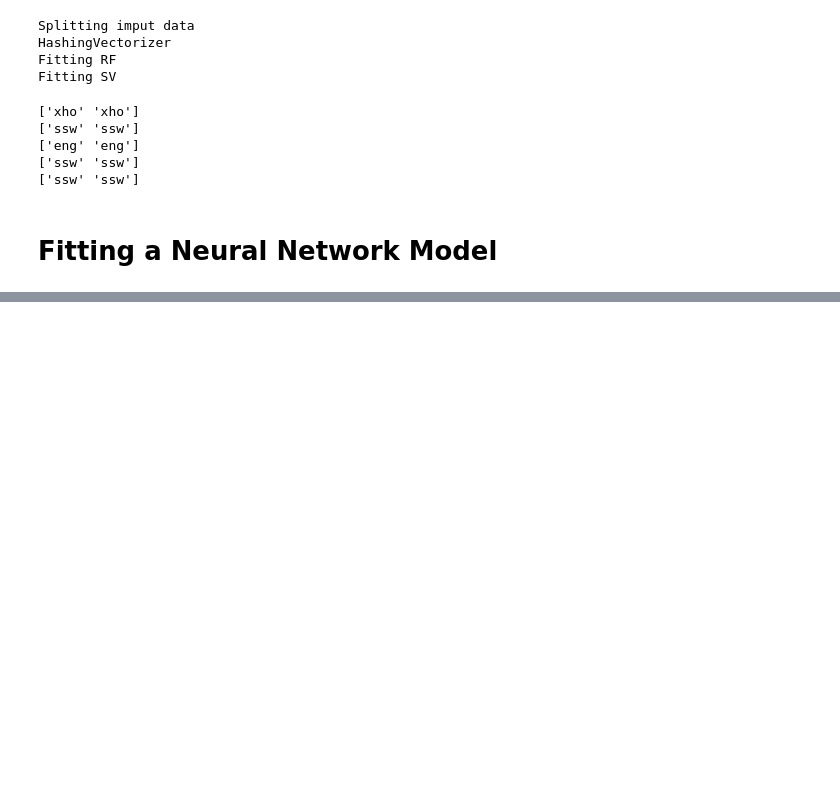
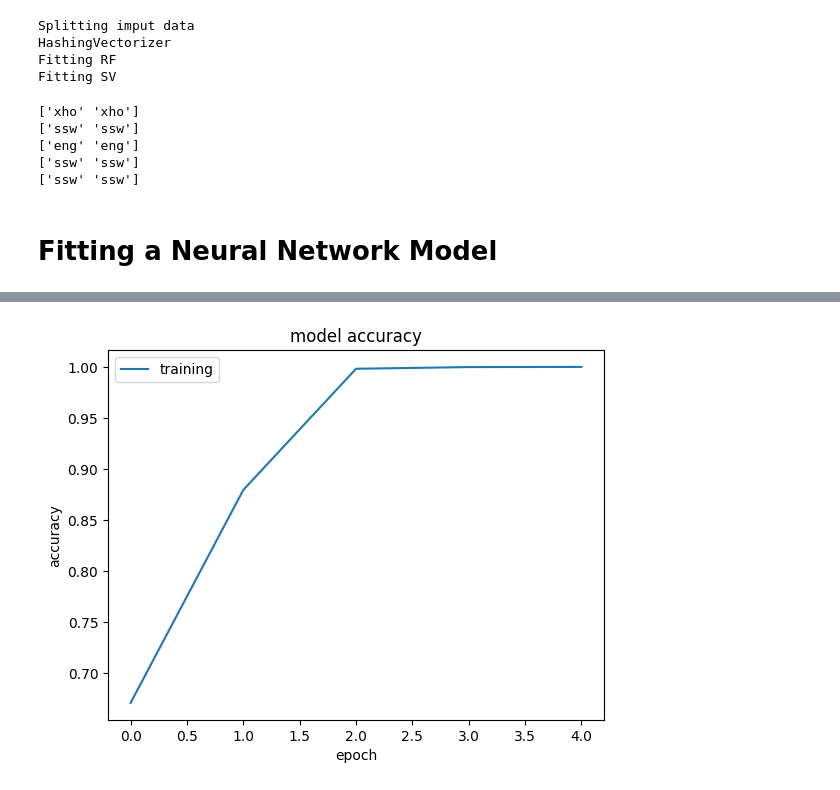
Before and after one commit to thabotladi/explore-heckathon, a Jupyter notebook: SA_Language_ID_2023.ipynb, the cells around one changed output, grey strips where cells are left out. Saved outputs shown, nothing was run; the diff lists cells and outputs as text; code cells hidden in the pictures; blank space fills up the shorter version.

```diff
--- a/SA_Language_ID_2023.ipynb
+++ b/SA_Language_ID_2023.ipynb
@@ -69,0 +83,8 @@ From above, we can observe that the data is balanced. Thus potentially will gene
+# %%
+#revome punctuation
+train_df["text"] = train_df['text'].str.replace('[^\w\s]','')
+test_df["text"] = test_df['text'].str.replace('[^\w\s]','')
+
+#convert all words to lower
+test_df["text"] = test_df['text'].str.lower()
+test_df["text"] = test_df['text'].str.lower()
@@ -222,10 +246,5 @@ HashingVectorizer
 # %%
 # we still use our bag-of words from the count vectoriser above
-Y_train = train_data['lang_id']
-Y_test = test_data['lang_id']
-
-from sklearn.preprocessing import LabelEncoder
-
 le = LabelEncoder()
 
 Y_train = le.fit_transform(Y_train)
@@ -244,7 +259,7 @@ from tensorflow.keras.utils import to_categorical
 #setting up the model
 
 model = Sequential([
-    Dense(64, activation='relu', input_shape=(X_train.shape[1],)),
+    Dense(64, activation='relu', input_shape=(1048576,)),
     Dense(64, activation='relu'),
     Dense(11, activation='softmax')
 ])
@@ -257,19 +272,5 @@ model.compile(
 )
 # %%
 # Training the model
-history = model.fit(train_matrix, train_data['lang_id'], batch_size=32, epochs=2, verbose=True)
-
-# Evaluating the model
-loss, accuracy  = model.evaluate(x_test, y_test, verbose=False)
-
-plt.plot(history.history['accuracy'])
-plt.plot(history.history['val_accuracy'])
-plt.title('model accuracy')
-plt.ylabel('accuracy')
-plt.xlabel('epoch')
-plt.legend(['training', 'validation'], loc='best')
-plt.show()
-
-print(f'Test loss: {loss:.3}')
-print(f'Test accuracy: {accuracy:.3}')
+history = model.fit(X_train,Y_train, batch_size=1000, epochs=5, verbose=True)
 # %% [output]
@@ -278,0 +287,16 @@ ValueError: ignored
+# %%
+# Evaluating the model
+loss, accuracy  = model.evaluate(X_test,Y_test, verbose=False)
+
+plt.plot(history.history['accuracy'])
+#plt.plot(history.history['eval_accuracy'])
+plt.title('model accuracy')
+plt.ylabel('accuracy')
+plt.xlabel('epoch')
+plt.legend(['training', 'validation'], loc='best')
+plt.show()
+
+print(f'Test loss: {loss:.3}')
+print(f'Test accuracy: {accuracy:.3}')
+# %% [output]
+[figure, added]
```
Also changed, not shown: parts of 16 cells of this notebook, 13 other files.
